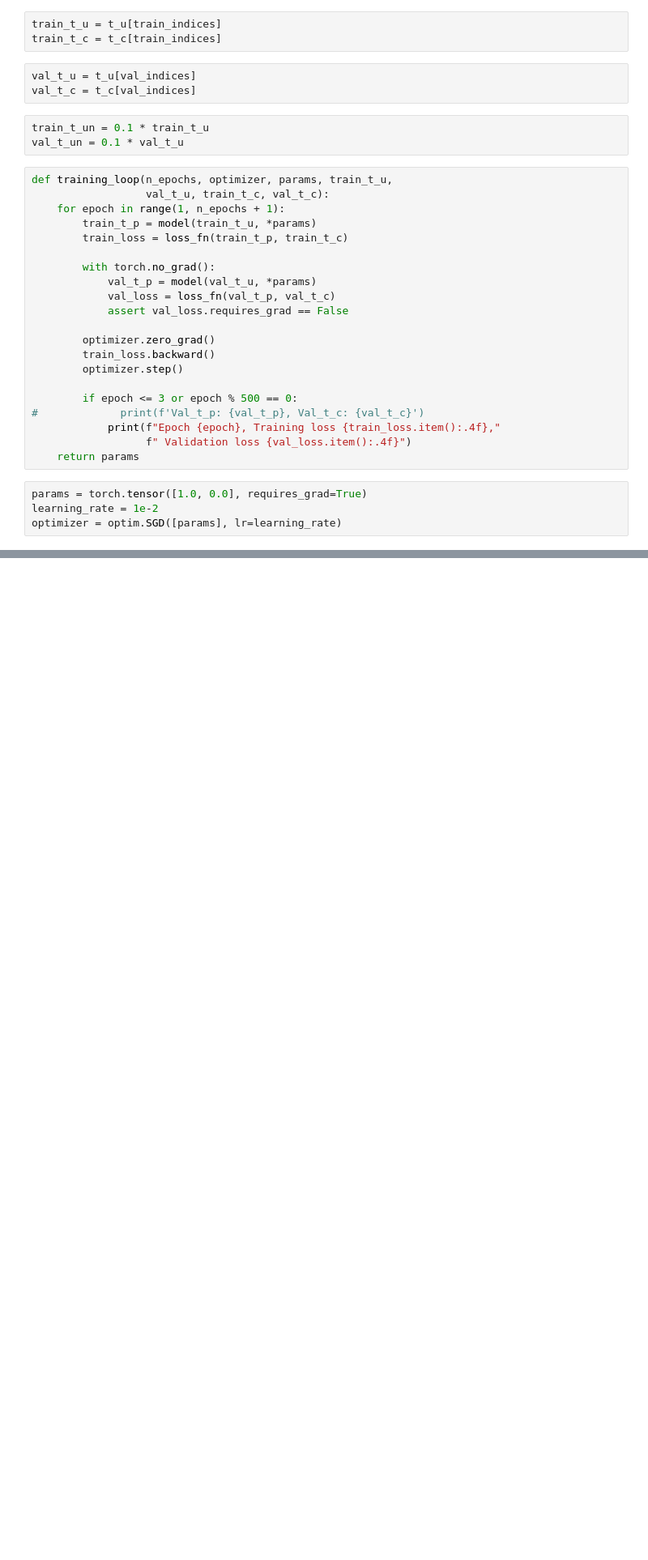
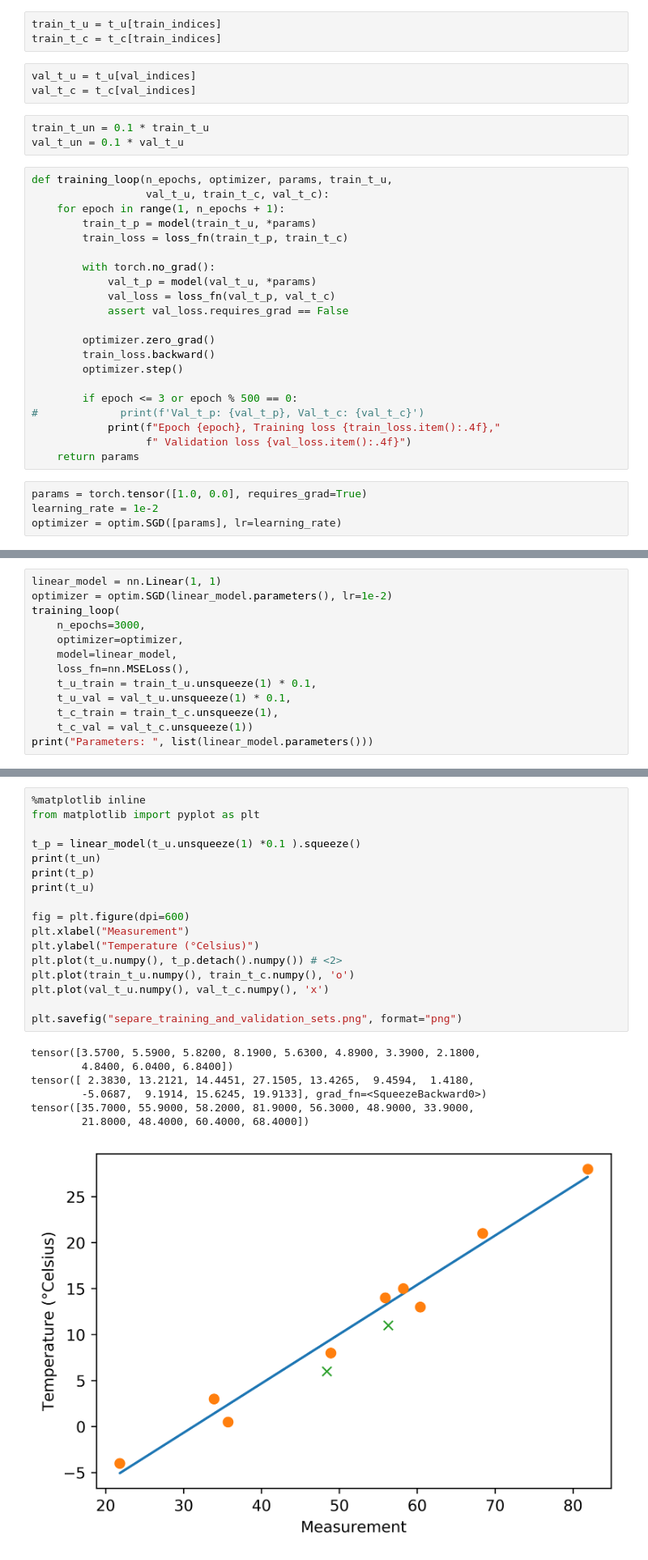
Before and after one commit to FrankApiyo/PytorchNotebooks, a Jupyter notebook: 1_parameter_estimation.ipynb, the cells around one changed output, grey strips where cells are left out. Shown: that part at 81% size. Cells and saved outputs as stored; diff of their text form; blank space fills up the shorter version.

Commit message:
Use neural networks to estimate temprature convertion parameters

```diff
--- a/1_parameter_estimation.ipynb
+++ b/1_parameter_estimation.ipynb
@@ -444,0 +478,13 @@ plt.savefig("separe_training_and_validation_sets.png", format="png")
+# %%
+linear_model = nn.Linear(1, 1)
+optimizer = optim.SGD(linear_model.parameters(), lr=1e-2)
+training_loop(
+    n_epochs=3000,
+    optimizer=optimizer,
+    model=linear_model,
+    loss_fn=nn.MSELoss(),
+    t_u_train = train_t_u.unsqueeze(1) * 0.1,
+    t_u_val = val_t_u.unsqueeze(1) * 0.1,
+    t_c_train = train_t_c.unsqueeze(1),
+    t_c_val = val_t_c.unsqueeze(1))
+print("Parameters: ", list(linear_model.parameters()))
@@ -444,0 +499,25 @@ plt.savefig("separe_training_and_validation_sets.png", format="png")
+# %%
+%matplotlib inline
+from matplotlib import pyplot as plt
+
+t_p = linear_model(t_u.unsqueeze(1) *0.1 ).squeeze()
+print(t_un)
+print(t_p)
+print(t_u)
+
+fig = plt.figure(dpi=600)
+plt.xlabel("Measurement")
+plt.ylabel("Temperature (°Celsius)")
+plt.plot(t_u.numpy(), t_p.detach().numpy()) # <2>
+plt.plot(train_t_u.numpy(), train_t_c.numpy(), 'o')
+plt.plot(val_t_u.numpy(), val_t_c.numpy(), 'x')
+
+plt.savefig("separe_training_and_validation_sets.png", format="png")
+# %% [output]
+tensor([3.5700, 5.5900, 5.8200, 8.1900, 5.6300, 4.8900, 3.3900, 2.1800,
+        4.8400, 6.0400, 6.8400])
+tensor([ 2.3830, 13.2121, 14.4451, 27.1505, 13.4265,  9.4594,  1.4180,
+        -5.0687,  9.1914, 15.6245, 19.9133], grad_fn=<SqueezeBackward0>)
+tensor([35.7000, 55.9000, 58.2000, 81.9000, 56.3000, 48.9000, 33.9000,
+        21.8000, 48.4000, 60.4000, 68.4000])
+[figure, added]
```
Also changed, not shown: parts of 24 cells of this notebook, 4 other files.
